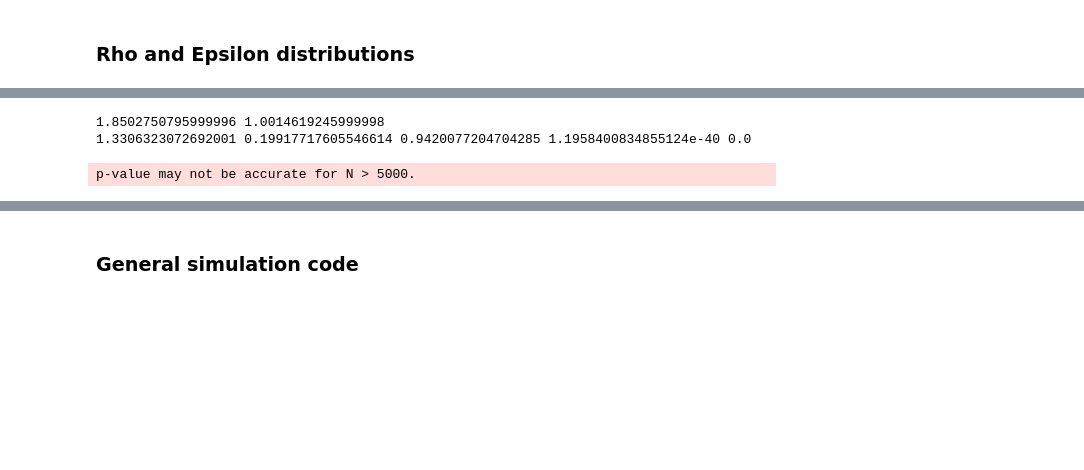
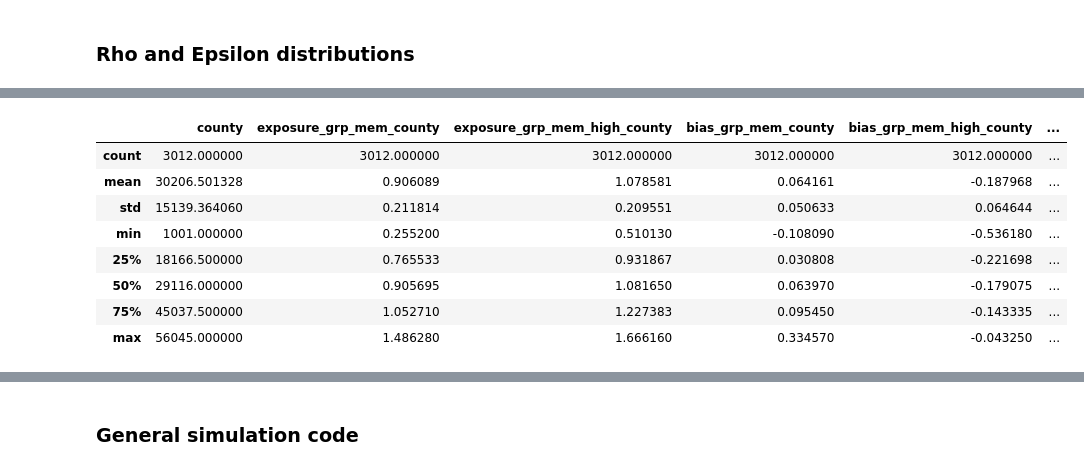
Before and after one commit to RassssD/Diss-model, a Jupyter notebook: Diss_work.ipynb, the cells around one changed output, grey strips where cells are left out. Saved outputs shown, nothing was run; the diff lists cells and outputs as text; code cells hidden in the pictures; blank space fills up the shorter version.

```diff
--- a/Diss_work.ipynb
+++ b/Diss_work.ipynb
@@ -161,20 +126,28 @@ px.histogram(df_eps_rho_all)
-# %%
-
-print(df_eps_rho_all['Rho'].quantile(0.95), df_eps_rho_all['Rho'].quantile(0.05))
-
-df_eps_rho_chetty_var = df_eps_rho_all[(df_eps_rho_all['Rho'] <= 1.85) & (df_eps_rho_all['Rho'] >= 1.05)]
-
-#calculate mean and variance
-mu, std = norm.fit(df_eps_rho_chetty_var['Rho'])
-
-# Shapiro Wilk test (want p<0.05)
-stat, p = shapiro(df_eps_rho_chetty_var['Rho'])
-
-# count share below 1
-below_one_share = len([x for x in list(df_eps_rho_chetty_var['Rho']) if x < 1]) / len(list(df_eps_rho_chetty_var['Rho']))
-
-print(mu, std, stat, p, below_one_share)
-# %% [output]
-1.8502750795999996 1.0014619245999998
-1.3306323072692001 0.19917717605546614 0.9420077204704285 1.1958400834855124e-40 0.0
-p-value may not be accurate for N > 5000.
+# %%
+
+# open Chetty data
+df_exp_fe_chetty = pd.read_csv('EpsRhoCalcs.csv')[['county', 'county_name', 'exposure_grp_mem_county', 'exposure_grp_mem_high_county', 'bias_grp_mem_county', 'bias_grp_mem_high_county']].dropna()
+df_exp_fe_chetty = df_exp_fe_chetty.apply(pd.to_numeric, errors='ignore')
+
+
+# calculate epsilon based on high and low exposure values
+df_exp_fe_chetty['Epsilon'] = 1/(0.5*df_exp_fe_chetty['exposure_grp_mem_county']) - 1
+#df_exp_fe_chetty['EpsilonHigh'] = 0.5*df_exp_fe_chetty['exposure_grp_mem_high_county']/(1 - 0.5*df_exp_fe_chetty['exposure_grp_mem_high_county'])
+
+# calculate rho values: how to approach this?
+df_exp_fe_chetty['Rho'] = (df_exp_fe_chetty['Epsilon'] + df_exp_fe_chetty['bias_grp_mem_county'])/(df_exp_fe_chetty['Epsilon']*(1 - df_exp_fe_chetty['bias_grp_mem_county']))
+#df_exp_fe_chetty['RhoHigh'] = (1 - df_exp_fe_chetty['bias_grp_mem_high_county'])/(df_exp_fe_chetty['bias_grp_mem_high_county'] * df_exp_fe_chetty['EpsilonHigh'] + 1)
+
+df_eps_rho_chetty = df_exp_fe_chetty.copy()
+
+df_eps_rho_chetty.describe()
+# %% [output]
+|  | county | exposure_grp_mem_county | exposure_grp_mem_high_county | bias_grp_mem_county | bias_grp_mem_high_county | ... |
+| count | 3012.000000 | 3012.000000 | 3012.000000 | 3012.000000 | 3012.000000 | ... |
+| mean | 30206.501328 | 0.906089 | 1.078581 | 0.064161 | -0.187968 | ... |
+| std | 15139.364060 | 0.211814 | 0.209551 | 0.050633 | 0.064644 | ... |
+| min | 1001.000000 | 0.255200 | 0.510130 | -0.108090 | -0.536180 | ... |
+| 25% | 18166.500000 | 0.765533 | 0.931867 | 0.030808 | -0.221698 | ... |
+| 50% | 29116.000000 | 0.905695 | 1.081650 | 0.063970 | -0.179075 | ... |
+| 75% | 45037.500000 | 1.052710 | 1.227383 | 0.095450 | -0.143335 | ... |
+| max | 56045.000000 | 1.486280 | 1.666160 | 0.334570 | -0.043250 | ... |
```
Also changed, not shown: parts of 6 cells of this notebook, 4 other files.
